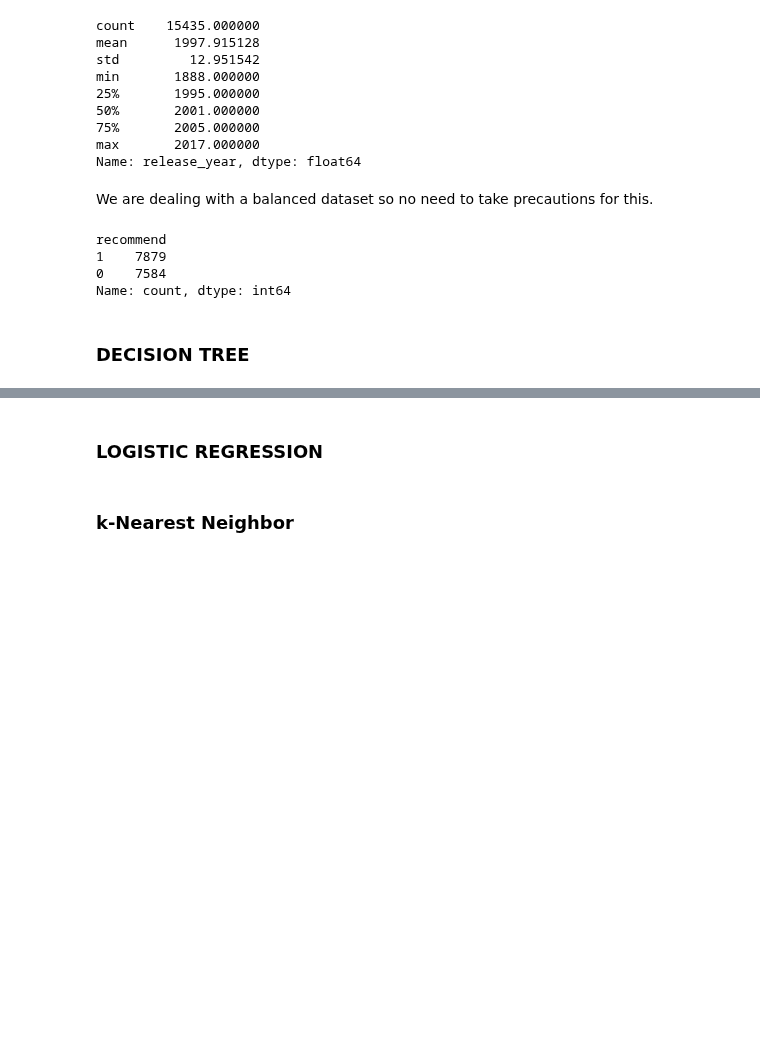
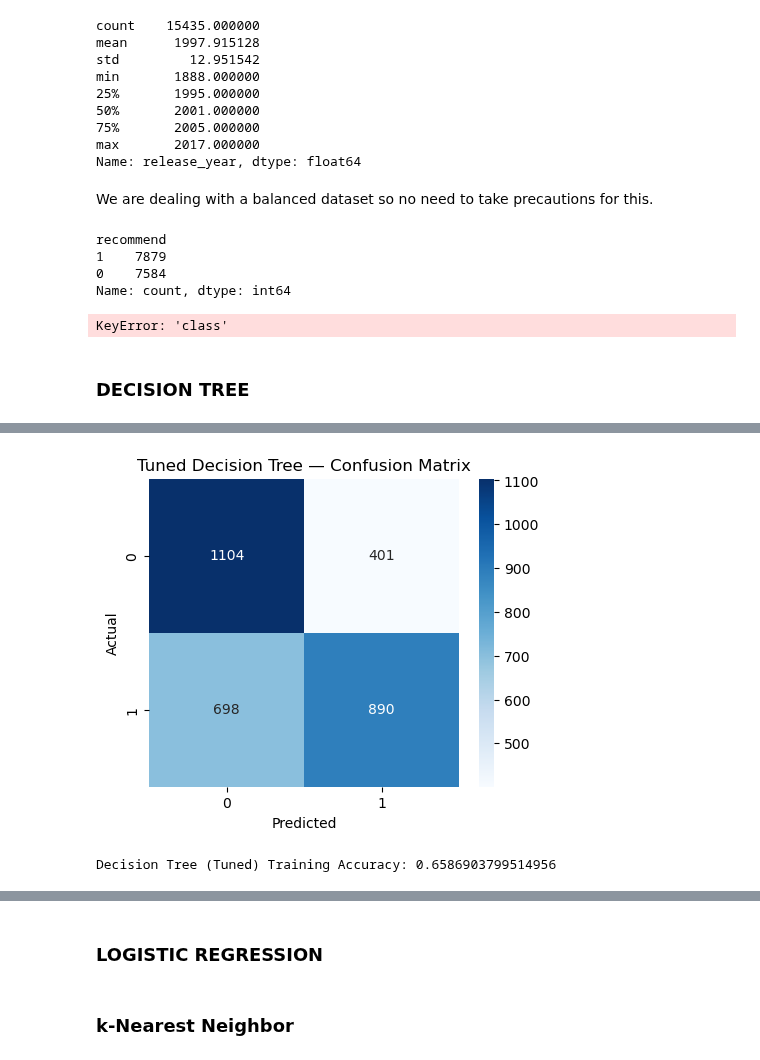
Before and after one commit to EliasMondelaers/datamanagementProject, a Jupyter notebook: Modeling.ipynb, the cells around one changed output, grey strips where cells are left out. Drawn from its saved outputs; the diff is of its cells as text; code cells hidden in the pictures; blank space fills up the shorter version.

```diff
--- a/Modeling.ipynb
+++ b/Modeling.ipynb
@@ -93,5 +93,81 @@ recommend
 1    7879
 0    7584
 Name: count, dtype: int64
+# %%
+df['class']
+# %% [output]
+KeyError: 'class'
 # %% [markdown]
 ### DECISION TREE
+# %%
+from sklearn.tree import DecisionTreeClassifier
+from sklearn.model_selection import GridSearchCV # Import the necessary tool
+from sklearn.metrics import accuracy_score, confusion_matrix, classification_report
+import matplotlib.pyplot as plt
+import seaborn as sns
+import numpy as np # Might be needed for some utility functions
+
+# --- ASSUMING X_train, X_test, y_train, y_test are already defined ---
+
+# 1. Define the model
+# Initialize a base model (random_state is still good for reproducibility)
+dt_base = DecisionTreeClassifier(random_state=42)
+
+# 2. Define the hyperparameter grid to search
+# 'max_depth' controls the maximum depth of the tree.
+# 'criterion' is the function to measure the quality of a split (impurity measure).
+param_grid = {
+    'criterion': ['gini', 'entropy'],
+    'max_depth': [2, 4, 6, 8, 10, None], # None means nodes are expanded until all leaves are pure or contain less than min_samples_split samples.
+    'min_samples_split': [2, 5, 10], # The minimum number of samples required to split an internal node.
+    'min_samples_leaf': [1, 2, 4] # The minimum number of samples required to be at a leaf node.
+}
+
+# 3. Initialize GridSearchCV
+# cv=5 means 5-fold cross-validation will be performed on the training data for each combination.
+grid_search = GridSearchCV(
+    estimator=dt_base,
+    param_grid=param_grid,
+    scoring='accuracy', # The metric used to evaluate the models
+    cv=5,
+    n_jobs=-1, # Use all available processors
+    verbose=1 # Display progress
+)
+
+# 4. Fit the Grid Search to the training data
+print("Starting Grid Search...")
+grid_search.fit(X_train, y_train)
+
+# 5. Get the best model and its hyperparameters
+best_dt_model = grid_search.best_estimator_
+print("\nBest Parameters found by Grid Search:", grid_search.best_params_)
+print("Best Cross-Validation Score (Accuracy):", grid_search.best_score_)
+
+# 6. Make predictions on the test set using the best model
+y_pred_dt_tuned = best_dt_model.predict(X_test)
+
+# 7. Evaluate the best model
+dt_tuned_accuracy = accuracy_score(y_test, y_pred_dt_tuned)
+print("\nDecision Tree (Tuned) Test Accuracy:", dt_tuned_accuracy)
+
+# 8. Confusion matrix
+cm_dt_tuned = confusion_matrix(y_test, y_pred_dt_tuned)
+print("\nConfusion Matrix (Tuned):")
+print(cm_dt_tuned)
+
+# 9. Classification report (precision, recall, f1)
+print("\nClassification Report (Tuned):")
+print(classification_report(y_test, y_pred_dt_tuned))
+
+# 10. Plot confusion matrix
+plt.figure(figsize=(5,4))
+sns.heatmap(cm_dt_tuned, annot=True, fmt="d", cmap="Blues")
+plt.title("Tuned Decision Tree — Confusion Matrix")
+plt.xlabel("Predicted")
+plt.ylabel("Actual")
+plt.show()
+
+# Optional: You can also print the training accuracy of the best model
+dt_tuned_train_accuracy = best_dt_model.score(X_train, y_train)
+print("\nDecision Tree (Tuned) Training Accuracy:", dt_tuned_train_accuracy)
+# %% [output]
@@ -97,0 +191,2 @@ Name: count, dtype: int64
+[figure, added]
+Decision Tree (Tuned) Training Accuracy: 0.6586903799514956
```
Also changed, not shown: parts of 9 cells of this notebook.
